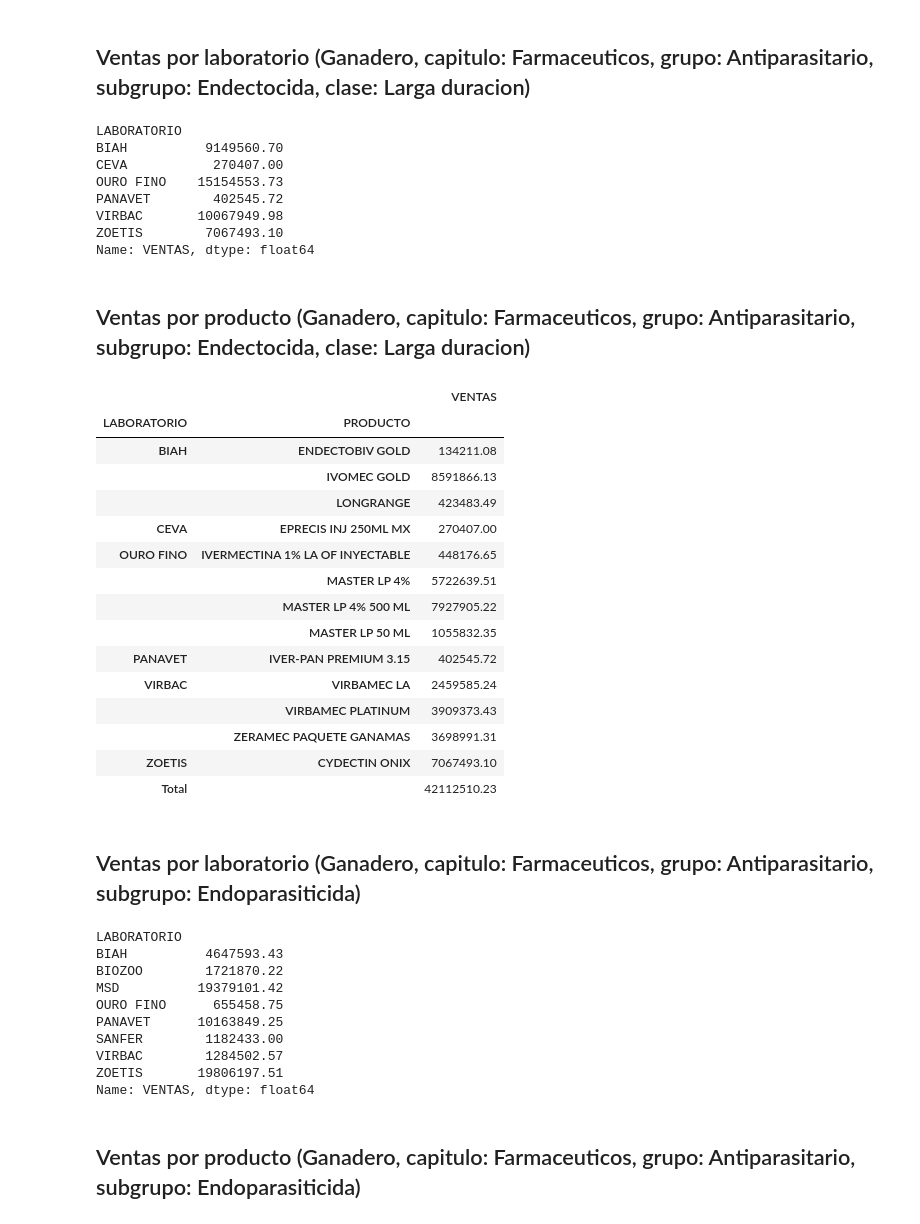
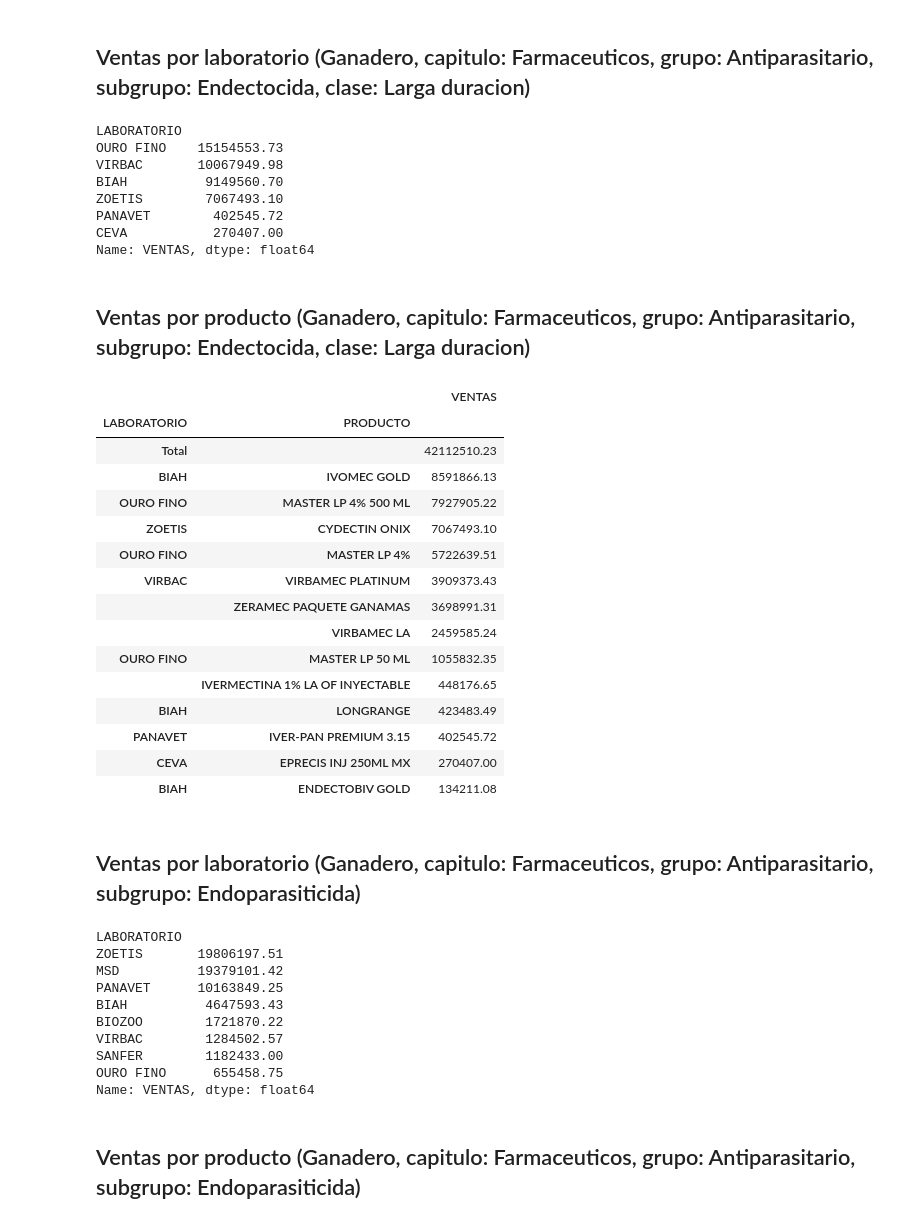
Before and after one commit to ruralkan/gabEsp, a Jupyter notebook: InfoGanadero/informeGanadero.ipynb, the cells around one changed output. Cells and saved outputs as stored; diff of their text form; code cells hidden in the pictures.

```diff
--- a/InfoGanadero/informeGanadero.ipynb
+++ b/InfoGanadero/informeGanadero.ipynb
@@ -467,53 +463,53 @@ df
 ## Ventas por laboratorio (Ganadero, capitulo: Farmaceuticos, grupo: Antiparasitario, subgrupo: Endectocida, clase: Larga duracion)
 # %%
 df = stats[(stats.MAIN_SPECIE == "Ganadero") & (stats.CAPITULO == "FARMACEUTICOS") & (stats.GRUPO == "ANTIPARASITARIOS") & (stats.SUBGRUPO == "ENDECTOCIDA") & (stats.CLASE == "Larga acción")].groupby('LABORATORIO')['VENTAS'].sum()
-df
+df.sort_values(ascending=False)
 # %% [output]
 LABORATORIO
+OURO FINO    15154553.73
+VIRBAC       10067949.98
 BIAH          9149560.70
+ZOETIS        7067493.10
+PANAVET        402545.72
 CEVA           270407.00
-OURO FINO    15154553.73
-PANAVET        402545.72
-VIRBAC       10067949.98
-ZOETIS        7067493.10
 Name: VENTAS, dtype: float64
 # %% [markdown]
 ## Ventas por producto (Ganadero, capitulo: Farmaceuticos, grupo: Antiparasitario, subgrupo: Endectocida, clase: Larga duracion)
 # %%
 df = stats[(stats.MAIN_SPECIE == "Ganadero") & (stats.CAPITULO == "FARMACEUTICOS") & (stats.GRUPO == "ANTIPARASITARIOS") & (stats.SUBGRUPO == "ENDECTOCIDA")  & (stats.CLASE == "Larga acción") ].pivot_table(index=["LABORATORIO","PRODUCTO"],values=["VENTAS"], margins = True, margins_name="Total", aggfunc=np.sum, fill_value=0)
-df
+df.sort_values(by=["VENTAS"], ascending=False)
 # %% [output]
 |  |  | VENTAS |
 | LABORATORIO | PRODUCTO |  |
+| Total |  | 42112510.23 |
+| BIAH | IVOMEC GOLD | 8591866.13 |
+| OURO FINO | MASTER LP 4% 500 ML | 7927905.22 |
+| ZOETIS | CYDECTIN ONIX | 7067493.10 |
+| OURO FINO | MASTER LP 4% | 5722639.51 |
+| VIRBAC | VIRBAMEC PLATINUM | 3909373.43 |
+|  | ZERAMEC PAQUETE GANAMAS | 3698991.31 |
+|  | VIRBAMEC LA | 2459585.24 |
+| OURO FINO | MASTER LP 50 ML | 1055832.35 |
+|  | IVERMECTINA 1% LA OF INYECTABLE | 448176.65 |
+| BIAH | LONGRANGE | 423483.49 |
+| PANAVET | IVER-PAN PREMIUM 3.15 | 402545.72 |
+| CEVA | EPRECIS INJ 250ML MX | 270407.00 |
 | BIAH | ENDECTOBIV GOLD | 134211.08 |
-|  | IVOMEC GOLD | 8591866.13 |
-|  | LONGRANGE | 423483.49 |
-| CEVA | EPRECIS INJ 250ML MX | 270407.00 |
-| OURO FINO | IVERMECTINA 1% LA OF INYECTABLE | 448176.65 |
-|  | MASTER LP 4% | 5722639.51 |
-|  | MASTER LP 4% 500 ML | 7927905.22 |
-|  | MASTER LP 50 ML | 1055832.35 |
-| PANAVET | IVER-PAN PREMIUM 3.15 | 402545.72 |
-| VIRBAC | VIRBAMEC LA | 2459585.24 |
-|  | VIRBAMEC PLATINUM | 3909373.43 |
-|  | ZERAMEC PAQUETE GANAMAS | 3698991.31 |
-| ZOETIS | CYDECTIN ONIX | 7067493.10 |
-| Total |  | 42112510.23 |
 # %% [markdown]
 ## Ventas por laboratorio (Ganadero, capitulo: Farmaceuticos, grupo: Antiparasitario, subgrupo: Endoparasiticida)
 # %%
 df = stats[(stats.MAIN_SPECIE == "Ganadero") & (stats.CAPITULO == "FARMACEUTICOS") & (stats.GRUPO == "ANTIPARASITARIOS") & (stats.SUBGRUPO == "ENDOPARASITICIDA") ].groupby('LABORATORIO')['VENTAS'].sum()
-df
+df.sort_values(ascending=False)
 # %% [output]
 LABORATORIO
+ZOETIS       19806197.51
+MSD          19379101.42
+PANAVET      10163849.25
 BIAH          4647593.43
 BIOZOO        1721870.22
-MSD          19379101.42
+VIRBAC        1284502.57
+SANFER        1182433.00
 OURO FINO      655458.75
-PANAVET      10163849.25
-SANFER        1182433.00
-VIRBAC        1284502.57
-ZOETIS       19806197.51
 Name: VENTAS, dtype: float64
 # %% [markdown]
 ## Ventas por producto (Ganadero, capitulo: Farmaceuticos, grupo: Antiparasitario, subgrupo: Endoparasiticida)
```
Also changed, not shown: parts of 27 cells of this notebook.
